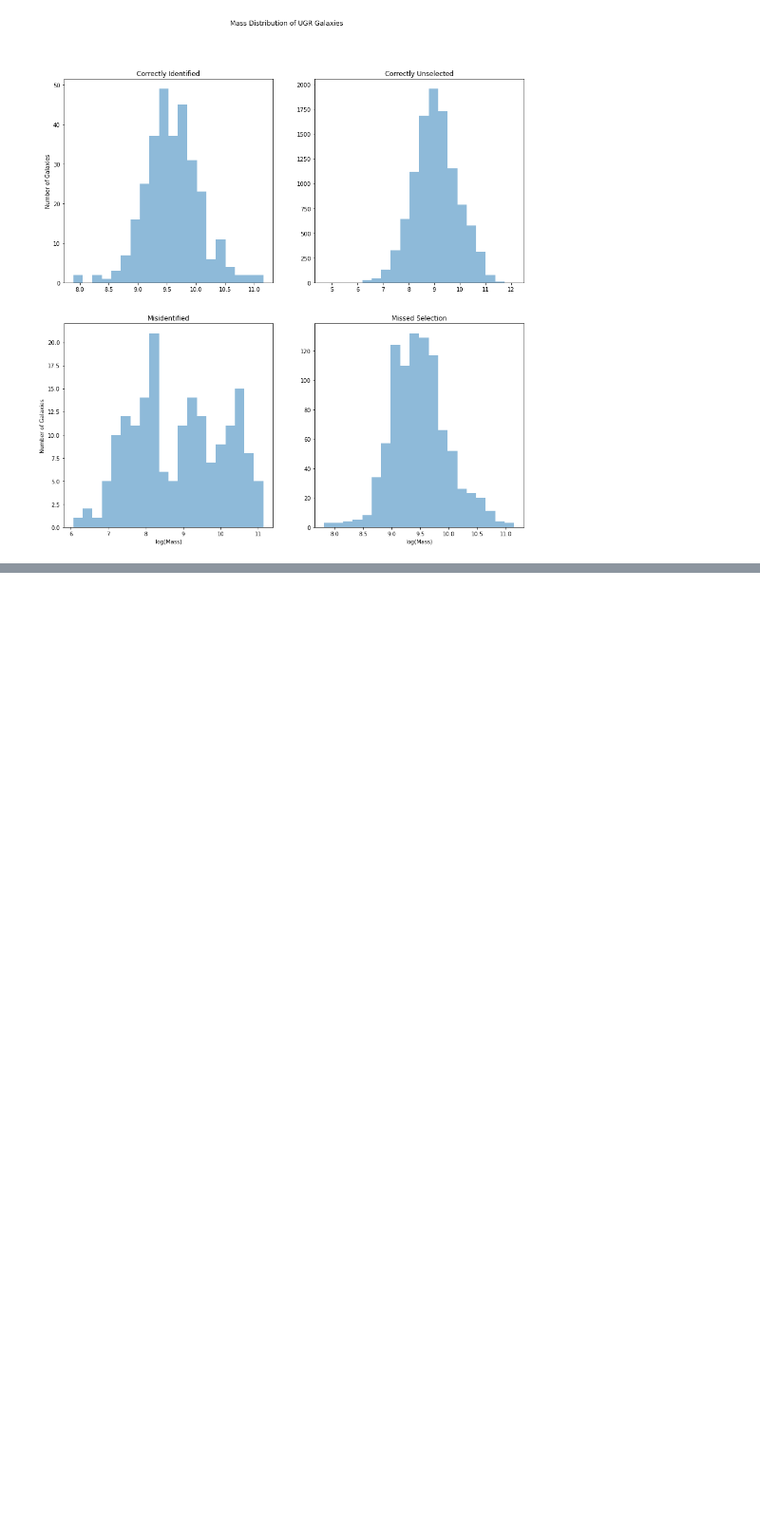
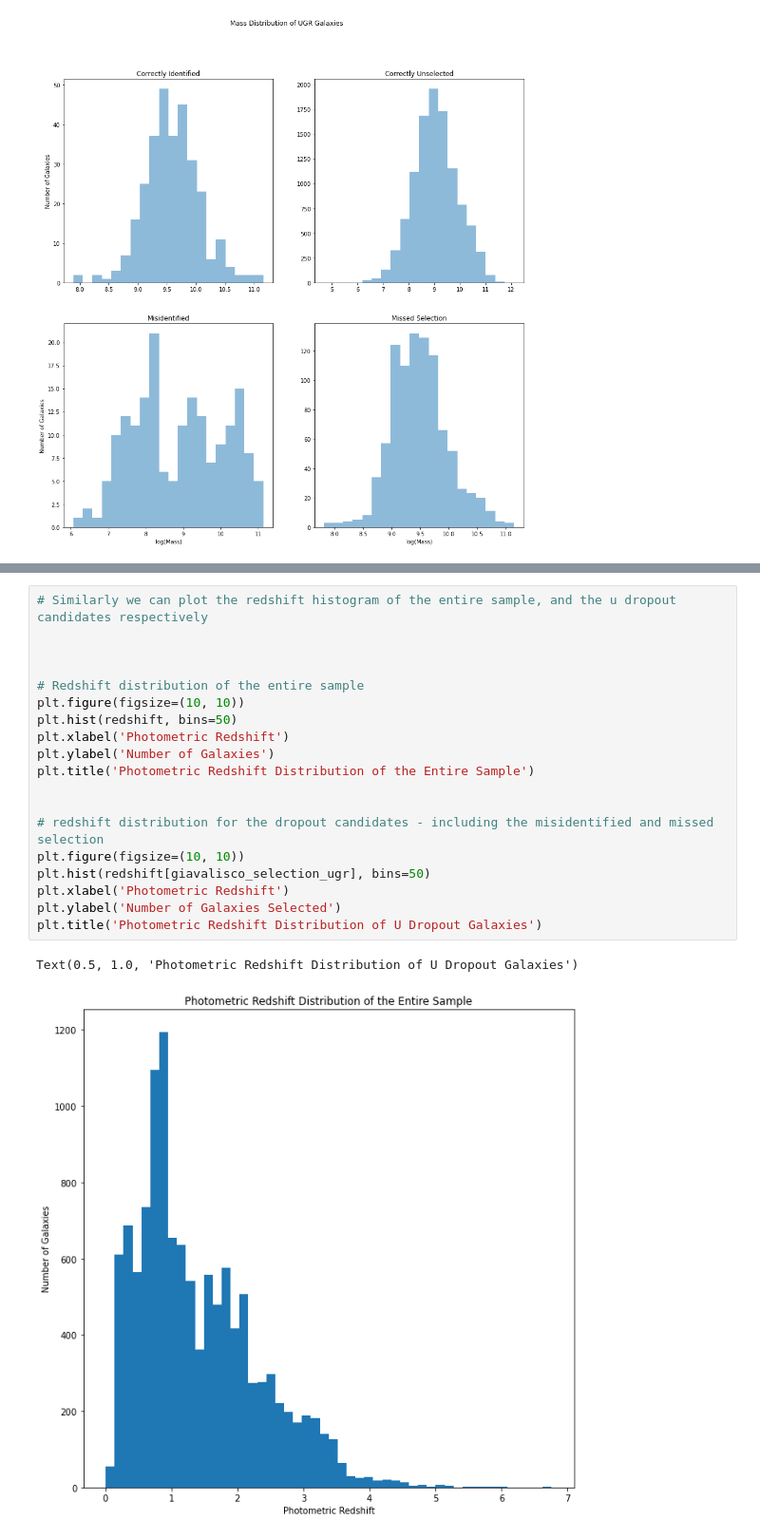
Before and after one commit to mitchellhooymans/LymanBreakActivity, a Jupyter notebook: LymanBreakActivity.ipynb, the cells around one changed output, grey strips where cells are left out. Shown at 95% size. Drawn from its saved outputs; the diff is of its cells as text; blank space fills up the shorter version.

```diff
--- a/LymanBreakActivity.ipynb
+++ b/LymanBreakActivity.ipynb
@@ -325,0 +414,22 @@ for ax in axs[1, :]:
+# %%
+# Similarly we can plot the redshift histogram of the entire sample, and the u dropout candidates respectively
+
+
+
+# Redshift distribution of the entire sample
+plt.figure(figsize=(10, 10))
+plt.hist(redshift, bins=50)
+plt.xlabel('Photometric Redshift')
+plt.ylabel('Number of Galaxies')
+plt.title('Photometric Redshift Distribution of the Entire Sample')
+
+
+# redshift distribution for the dropout candidates - including the misidentified and missed selection
+plt.figure(figsize=(10, 10))
+plt.hist(redshift[giavalisco_selection_ugr], bins=50)
+plt.xlabel('Photometric Redshift')
+plt.ylabel('Number of Galaxies Selected')
+plt.title('Photometric Redshift Distribution of U Dropout Galaxies')
+# %% [output]
+Text(0.5, 1.0, 'Photometric Redshift Distribution of U Dropout Galaxies')
+[figure, added]
```
Also changed, not shown: parts of 9 cells of this notebook.
